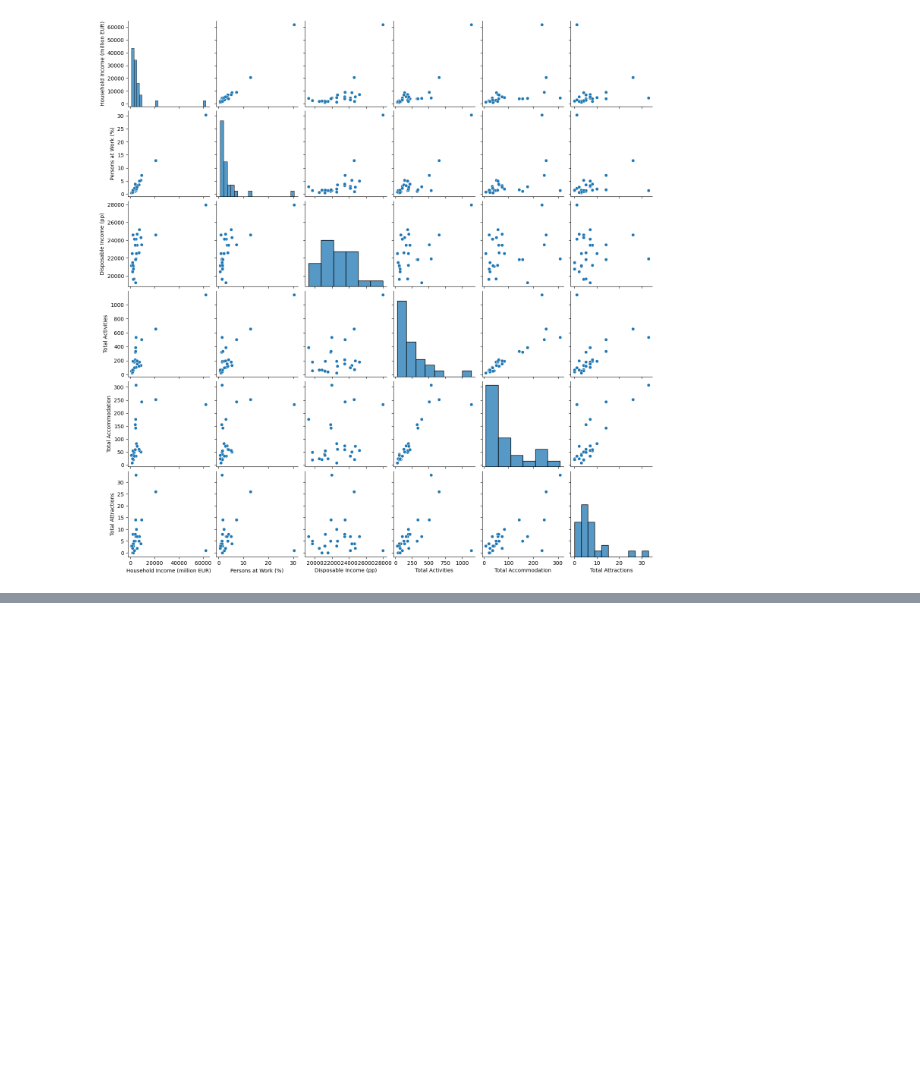
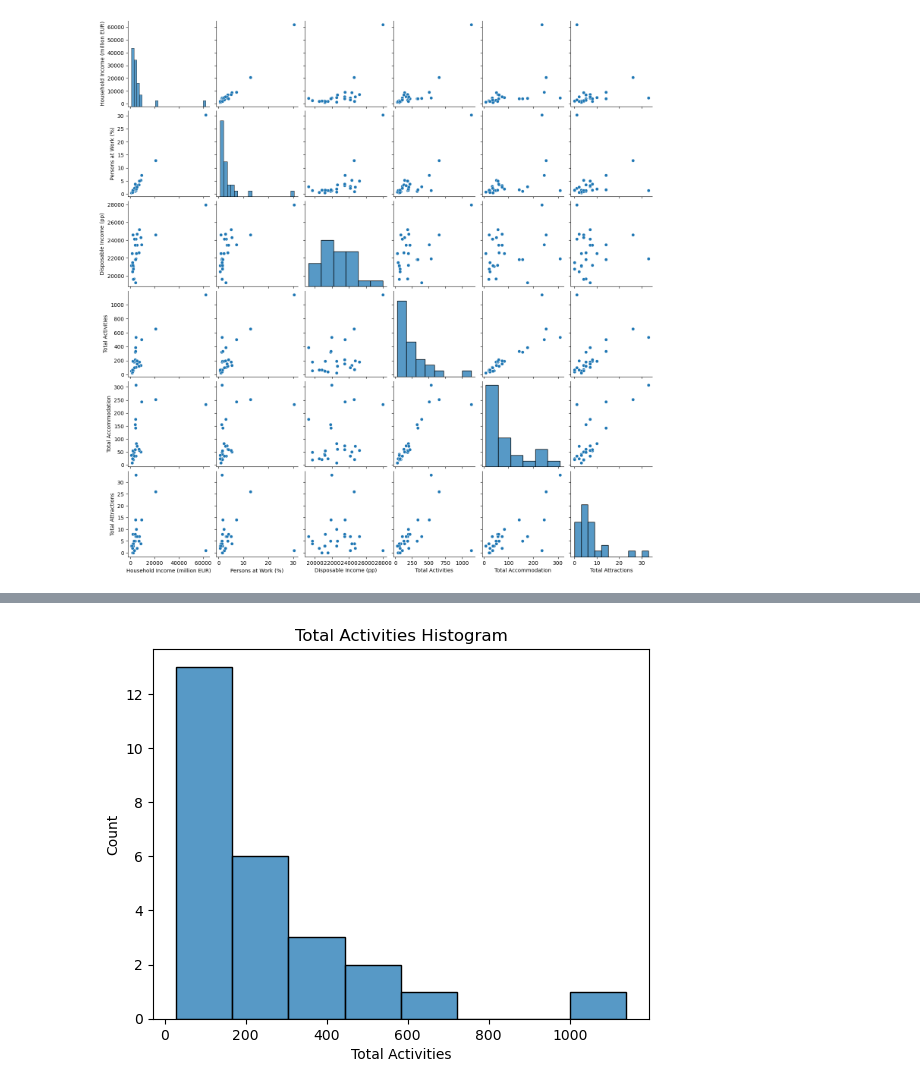
Before and after one commit to sbs22014/CA1_TourismIreland_MscDA, a Jupyter notebook: Data Clean and Merge for Project - 1.ipynb, the cells around one changed output, grey strips where cells are left out. Cells and saved outputs as stored; diff of their text form; code cells hidden in the pictures; blank space fills up the shorter version.

```diff
--- a/Data Clean and Merge for Project - 1.ipynb
+++ b/Data Clean and Merge for Project - 1.ipynb
@@ -700,0 +861,8 @@ sns.pairplot(df)
+# %%
+# Plotting histograms to see distributions
+
+sns.histplot(data=df, x="Total Activities")
+plt.title('Total Activities Histogram')
+plt.show();
+# %% [output]
+[figure, added]
```
Also changed, not shown: parts of 38 cells of this notebook, 1 other file.
